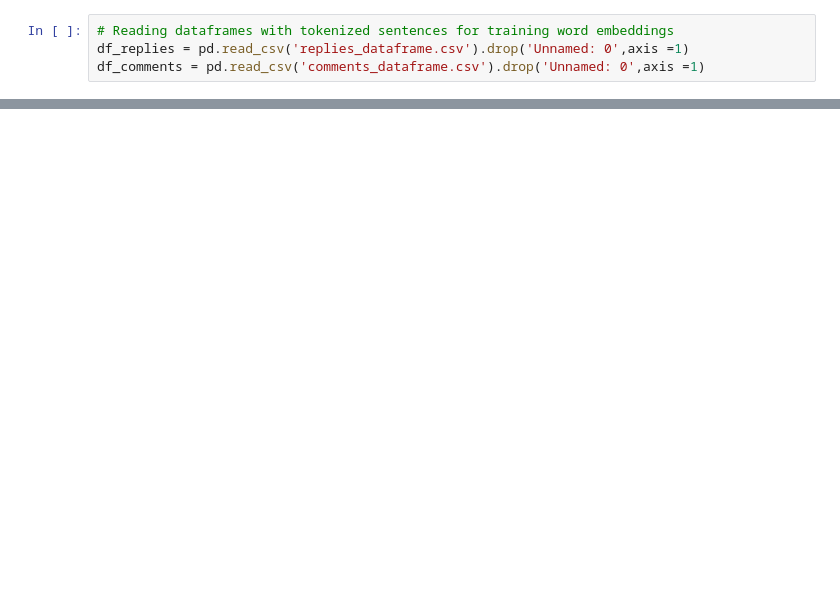
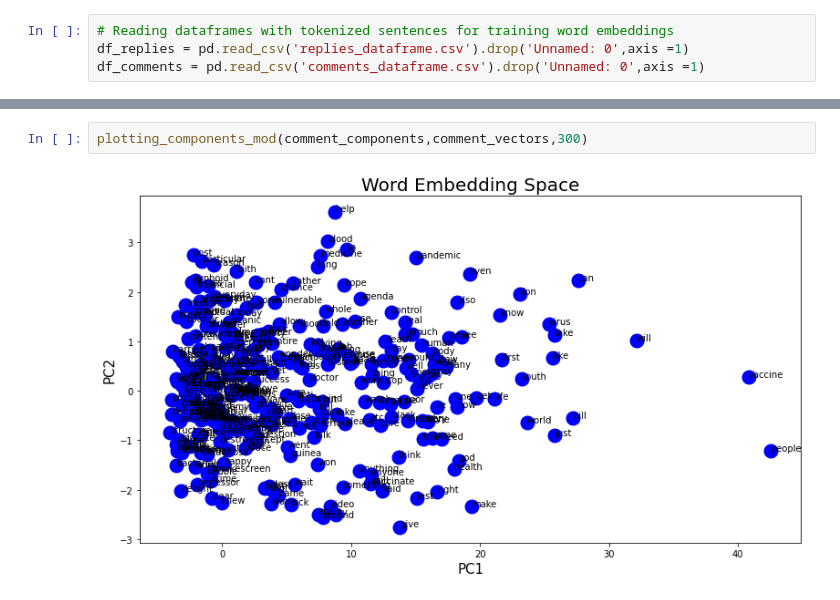
Before and after one commit to sillsphelyx/Vaccine_sentiments_SA, a Jupyter notebook: Covid_vaccine_sentiment_SA-Training_Word_embeddings.ipynb, the cells around one changed output, grey strips where cells are left out. Cells and saved outputs as stored; diff of their text form; blank space fills up the shorter version.

```diff
--- a/Covid_vaccine_sentiment_SA-Training_Word_embeddings.ipynb
+++ b/Covid_vaccine_sentiment_SA-Training_Word_embeddings.ipynb
@@ -64,0 +149,4 @@ TypeError: unsupported operand type(s) for +: 'bool' and 'str'
+# %%
+plotting_components_mod(comment_components,comment_vectors,300)
+# %% [output]
+[figure, added]
```
Also changed, not shown: parts of 17 cells of this notebook, 1 other file.
